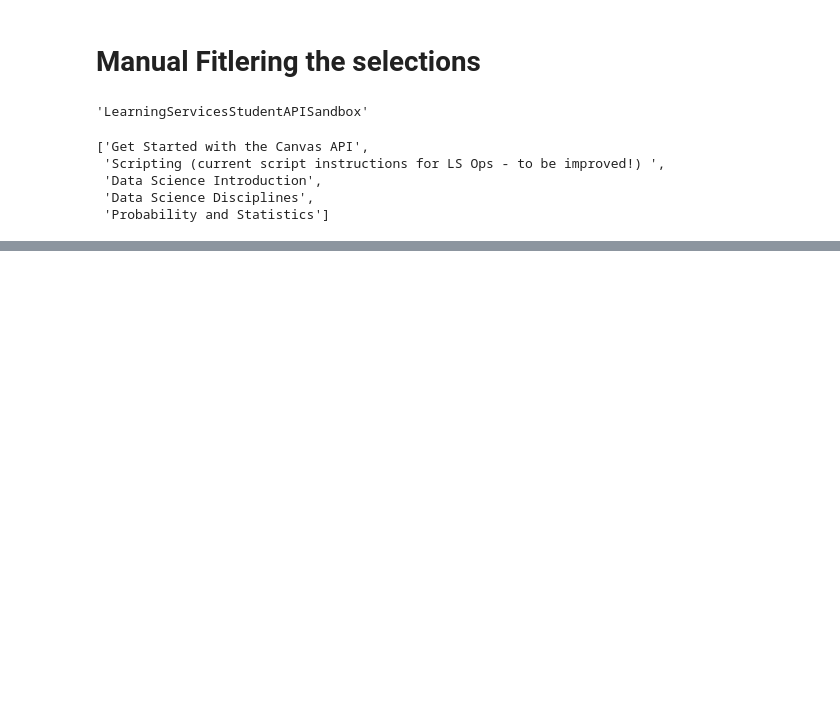
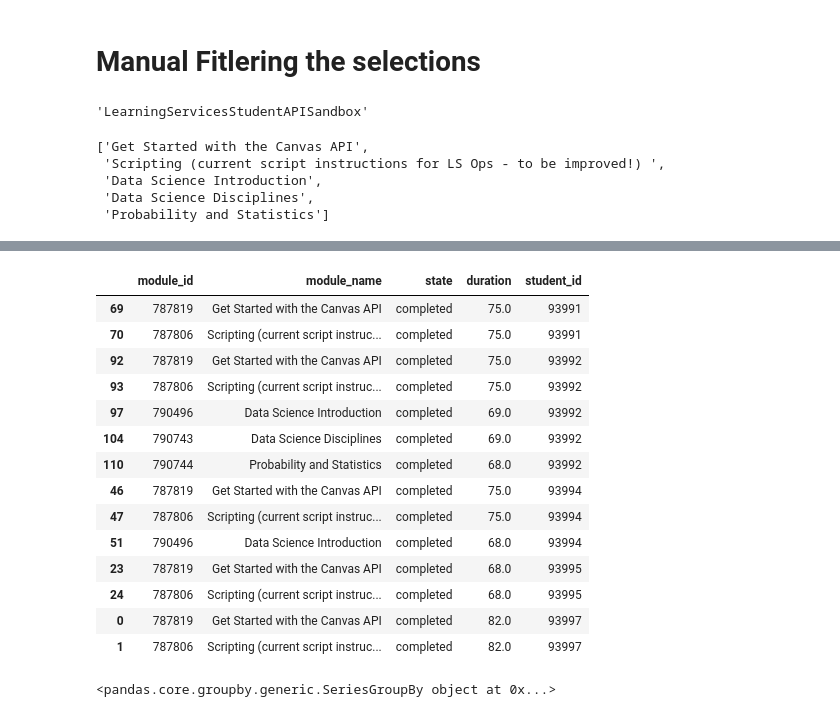
Before and after one commit to ranjitprakash1986/module-progress-dashboard, a Jupyter notebook: src/Sample_Tableau_Dashboard_code.ipynb, the cells around one changed output, grey strips where cells are left out. Cells and saved outputs as stored; diff of their text form; code cells hidden in the pictures; blank space fills up the shorter version.

```diff
--- a/src/Sample_Tableau_Dashboard_code.ipynb
+++ b/src/Sample_Tableau_Dashboard_code.ipynb
@@ -826,0 +751,4 @@ def module_completion_barplot(sel_course, sel_modules):
+# %%
+# filter by module state as completed
+data_filteredby_state = data_filteredby_course[data_filteredby_course.state == 'completed']
+data_filteredby_state.head()
@@ -826,0 +801,2 @@ def module_completion_barplot(sel_course, sel_modules):
+# %%
+data_filteredby_state['duration'] = round((combined_datetime - data_filteredby_state['completed_at'])/np.timedelta64(1, 'D'), 0)
@@ -826,0 +837,9 @@ def module_completion_barplot(sel_course, sel_modules):
+# %%
+# Next we want to keep only one unique row per student, thereby there are no repetition for the same student.
+# This is important because repetitiion will influence the percentile computation
+# Remember for the same moduel there are multiple rows equivalent to the number of items within the module.
+
+data_filteredby_state = data_filteredby_state[['module_id', 'module_name', 'state', 'duration', 'student_id']].drop_duplicates()
+# %%
+# Ensure that module id is considered as string and not a number
+data_filteredby_state['module_id'] = data_filteredby_state['module_id'].astype(str)
@@ -826,0 +860,22 @@ def module_completion_barplot(sel_course, sel_modules):
+# %%
+data_filteredby_state.sort_values('student_id')
+# %% [output]
+|  | module_id | module_name | state | duration | student_id |
+| 69 | 787819 | Get Started with the Canvas API | completed | 75.0 | 93991 |
+| 70 | 787806 | Scripting (current script instruc... | completed | 75.0 | 93991 |
+| 92 | 787819 | Get Started with the Canvas API | completed | 75.0 | 93992 |
+| 93 | 787806 | Scripting (current script instruc... | completed | 75.0 | 93992 |
+| 97 | 790496 | Data Science Introduction | completed | 69.0 | 93992 |
+| 104 | 790743 | Data Science Disciplines | completed | 69.0 | 93992 |
+| 110 | 790744 | Probability and Statistics | completed | 68.0 | 93992 |
+| 46 | 787819 | Get Started with the Canvas API | completed | 75.0 | 93994 |
+| 47 | 787806 | Scripting (current script instruc... | completed | 75.0 | 93994 |
+| 51 | 790496 | Data Science Introduction | completed | 68.0 | 93994 |
+| 23 | 787819 | Get Started with the Canvas API | completed | 68.0 | 93995 |
+| 24 | 787806 | Scripting (current script instruc... | completed | 68.0 | 93995 |
+| 0 | 787819 | Get Started with the Canvas API | completed | 82.0 | 93997 |
+| 1 | 787806 | Scripting (current script instruc... | completed | 82.0 | 93997 |
+# %%
+print(data_filteredby_state.groupby(['student_id', 'module_id'])['duration'])
+# %% [output]
+<pandas.core.groupby.generic.SeriesGroupBy object at 0x...>
```
Also changed, not shown: parts of 13 cells of this notebook, 9 other files.
